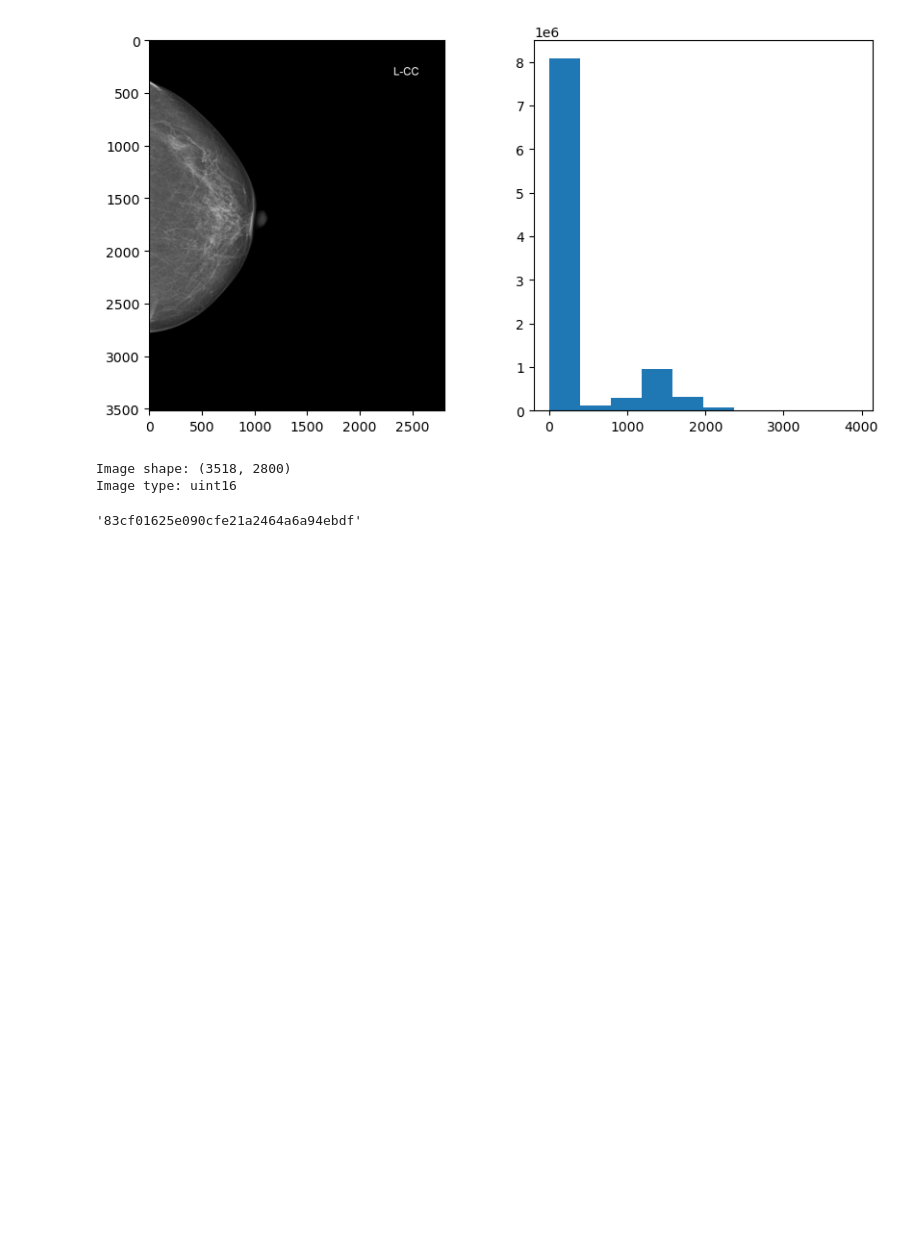
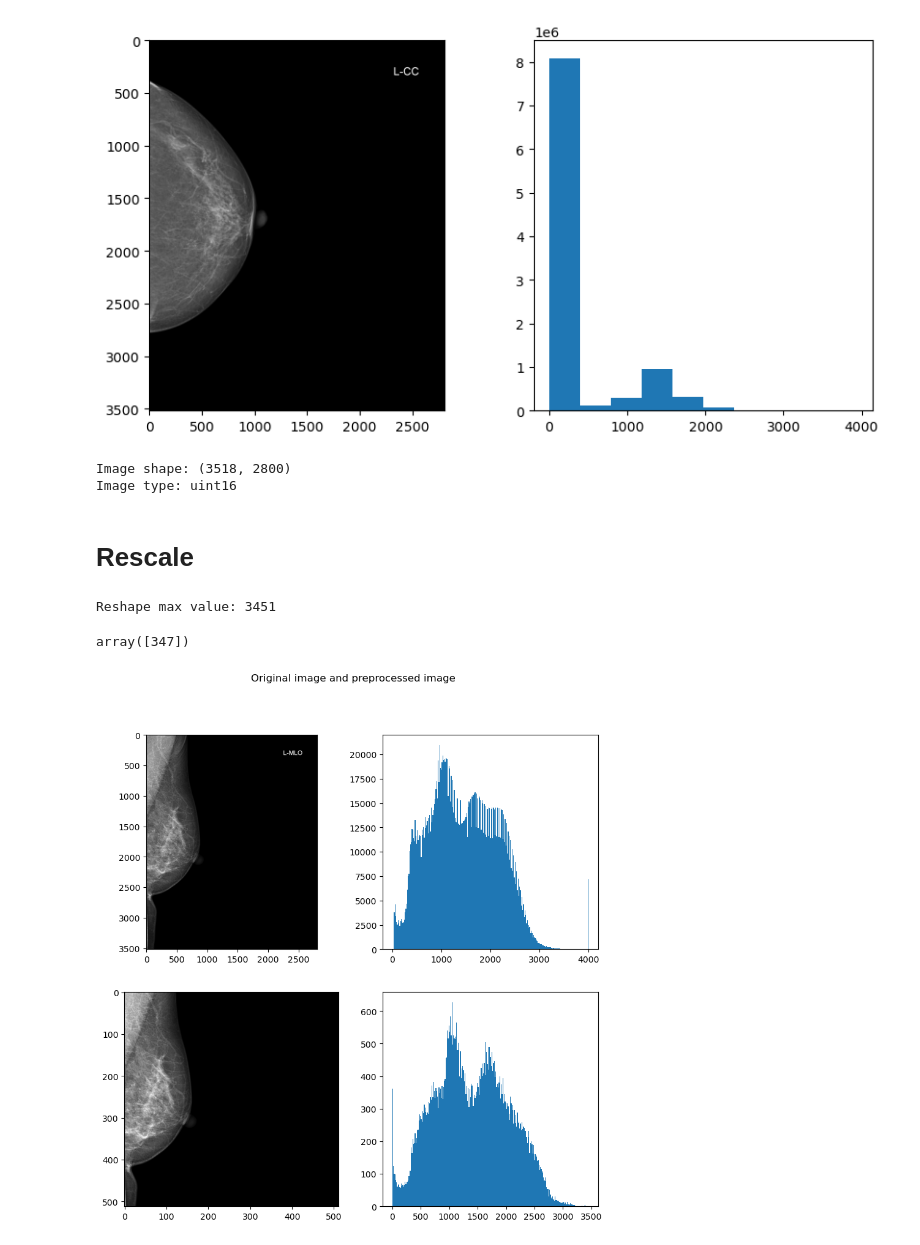
Before and after one commit to Likalto4/diffusion-models_master, a Jupyter notebook: dataset_analysis/vindr-mammo/play.ipynb, the cells around one changed output. Cells and saved outputs as stored; diff of their text form; code cells hidden in the pictures; blank space fills up the shorter version.

Commit message:
max value scroipt created started to write a script for uint8 conversion

```diff
--- a/dataset_analysis/vindr-mammo/play.ipynb
+++ b/dataset_analysis/vindr-mammo/play.ipynb
@@ -82,7 +93,45 @@ print(f'Image type: {image_array.dtype}')
 [figure]
 Image shape: (3518, 2800)
 Image type: uint16
-# %%
-path.stem
-# %% [output]
-'83cf01625e090cfe21a2464a6a94ebdf'
+# %% [markdown]
+# Rescale
+# %%
+# get all images in folder
+images_directory = repo_path / 'data/vindr-mammo/images/siemens15k'
+images = [x for x in images_directory.iterdir() if x.is_file() and x.suffix == '.png']
+# HP
+resolution = 512
+
+#example image
+image_path = images[0]
+preprocess = Compose(
+        [ # classic squared aspect-preserved centered image
+            Resize(resolution, interpolation= InterpolationMode.BILINEAR),
+            CenterCrop(resolution),
+        ]
+    )
+
+im = Image.open(image_path)
+im_preprocessed = preprocess(im)
+
+# make array of both images
+im_array = np.asarray(im)
+im_preprocessed_array = np.asarray(im_preprocessed)
+
+
+# show both images and histograms, dont show zero values in histogram
+fig, ax = plt.subplots(2,2, figsize=(10,10))
+ax[0,0].imshow(im_array, cmap='gray')
+ax[0,1].hist(im_array.ravel(), bins=255, range=(1,im_array.max()))
+ax[1,0].imshow(im_preprocessed_array, cmap='gray')
+ax[1,1].hist(im_preprocessed_array.ravel(), bins=255, range=(1,im_preprocessed_array.max()))
+fig.suptitle('Original image and preprocessed image')
+print(f'Reshape max value: {im_preprocessed_array.max()}')
+
+# max value position
+position = np.where(im_preprocessed_array == im_preprocessed_array.max())
+position[0]
+# %% [output]
+Reshape max value: 3451
+array([347])
+[figure, added]
```
Also changed, not shown: parts of 4 cells of this notebook, 3 other files.
